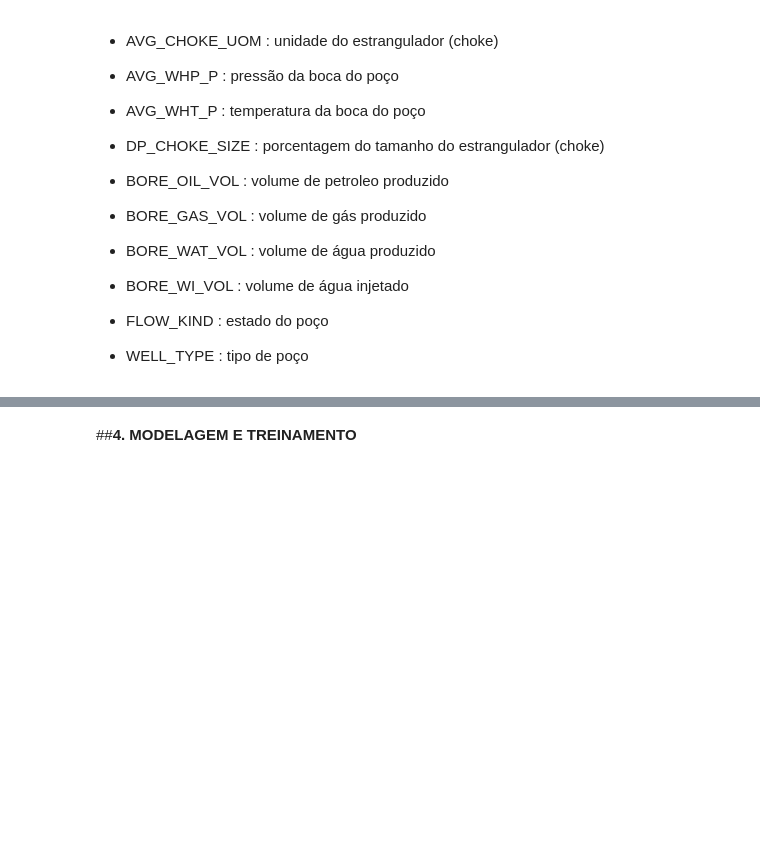
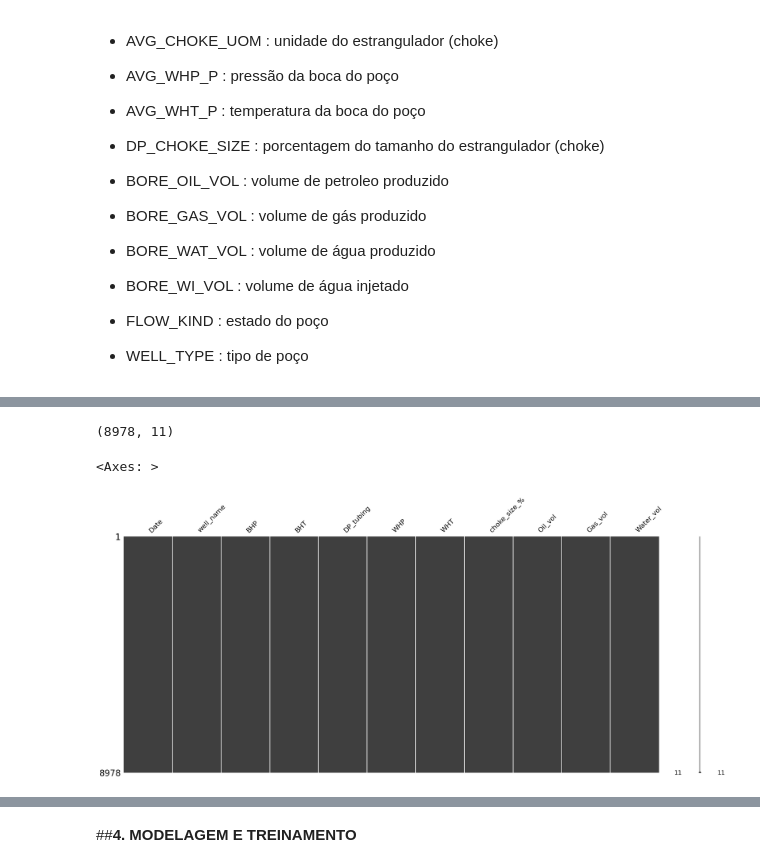
Before and after one commit to nestorpalacios/MVP2, a Jupyter notebook: MVP2_1.ipynb, the cells around one changed output, grey strips where cells are left out. Saved outputs shown, nothing was run; the diff lists cells and outputs as text; code cells hidden in the pictures; blank space fills up the shorter version.

```diff
--- a/MVP2_1.ipynb
+++ b/MVP2_1.ipynb
@@ -94,0 +302,3 @@ df_prod.sample(5)
+# %%
+prodwellSemMissings.dropna(inplace=True)
+prodwellSemMissings.isnull().sum()
@@ -94,0 +318,9 @@ df_prod.sample(5)
+# %%
+prodwellSemMissings.shape
+# %% [output]
+(8978, 11)
+# %%
+ms.matrix(prodwellSemMissings)
+# %% [output]
+<Axes: >
+[figure, added]
```
Also changed, not shown: parts of 55 cells of this notebook.
